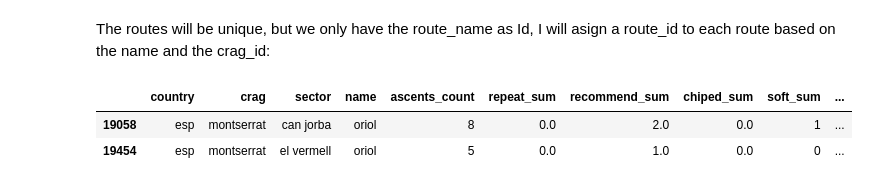
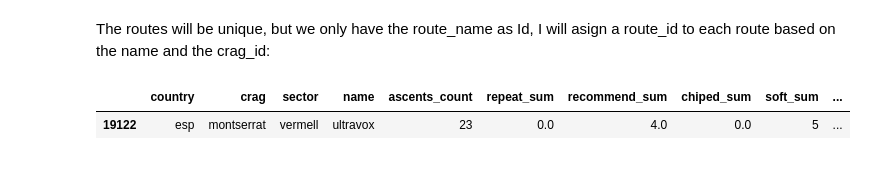
Before and after one commit to jordi-zaragoza/Climbing-Route-Recommender, a Jupyter notebook: src/1.get_routes_table.ipynb, the cells around one changed output. Cells and saved outputs as stored; diff of their text form; code cells hidden in the pictures.

```diff
--- a/src/1.get_routes_table.ipynb
+++ b/src/1.get_routes_table.ipynb
@@ -691,8 +650,7 @@ routes_features = ascent_df12
 routes_features.to_csv('../data/routes_features.csv')
 # %%
 import climb_jor
-climb_jor.Route_search(ascent_df11,'oriol')
+climb_jor.Route_search(ascent_df11,'ultravox')
 # %% [output]
 |  | country | crag | sector | name | ascents_count | repeat_sum | recommend_sum | chiped_sum | soft_sum | ... |
-| 19058 | esp | montserrat | can jorba | oriol | 8 | 0.0 | 2.0 | 0.0 | 1 | ... |
-| 19454 | esp | montserrat | el vermell | oriol | 5 | 0.0 | 1.0 | 0.0 | 0 | ... |
+| 19122 | esp | montserrat | vermell | ultravox | 23 | 0.0 | 4.0 | 0.0 | 5 | ... |
```
Also changed, not shown: parts of 30 cells of this notebook, 11 other files.
